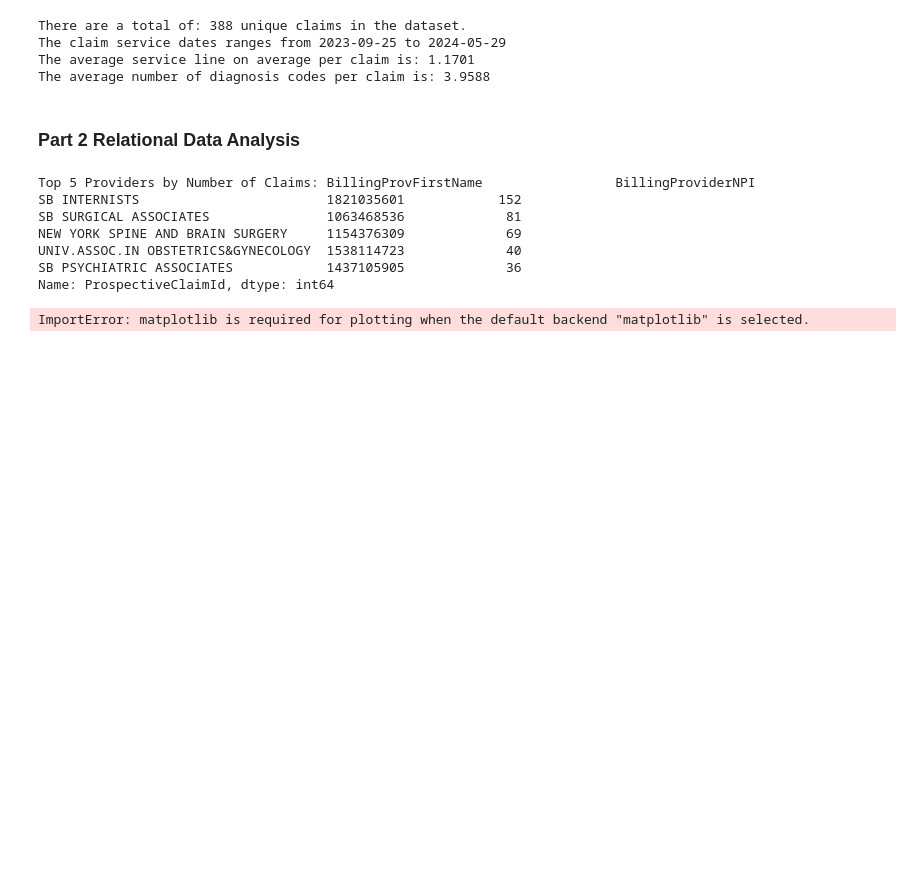
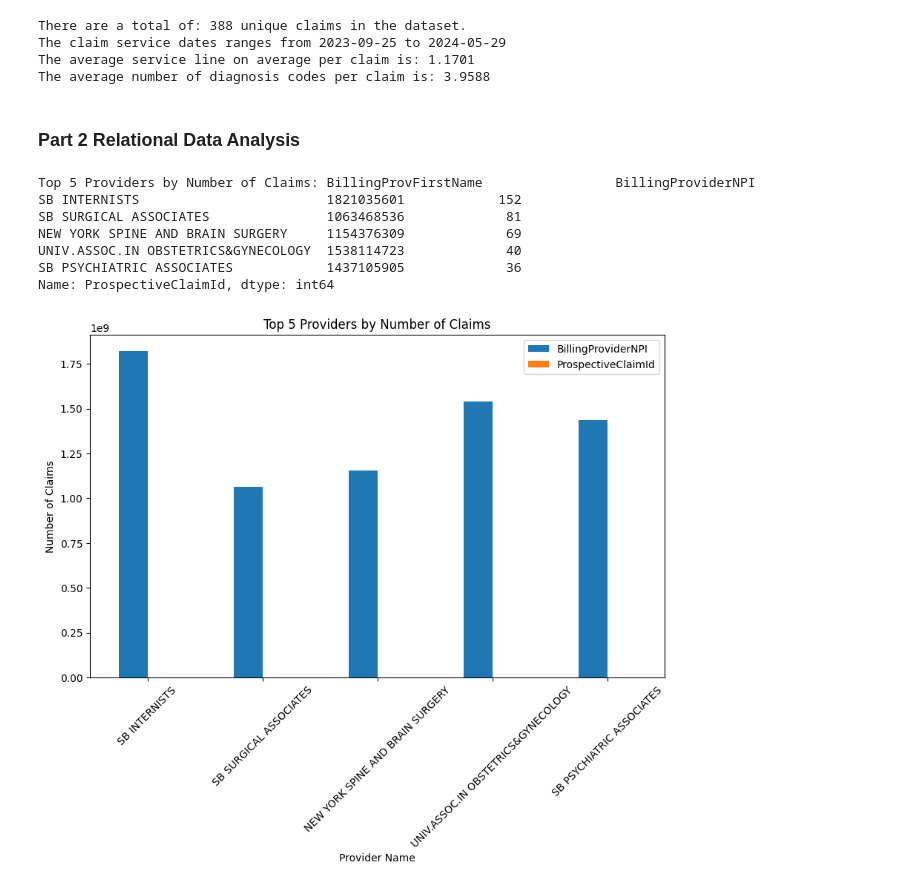
Before and after one commit to xiaohongchen01/claims_analysis, a Jupyter notebook: notebooks/claims_analysis.ipynb, the cells around one changed output. Cells and saved outputs as stored; diff of their text form; code cells hidden in the pictures; blank space fills up the shorter version.

```diff
--- a/notebooks/claims_analysis.ipynb
+++ b/notebooks/claims_analysis.ipynb
@@ -127,19 +128,23 @@ The average number of diagnosis codes per claim is: 3.9588
 # %%
 # Question 1: Provider Analysis
 top5_providers = df_header.groupby(['BillingProvFirstName', "BillingProviderNPI"])['ProspectiveClaimId'].count().nlargest(5)
 print(f'Top 5 Providers by Number of Claims: {top5_providers}')
 
+# chart with only provider name
+top5_providers_chart = top5_providers.reset_index()
+top5_providers_chart = top5_providers_chart.set_index('BillingProvFirstName')
 # simple bar chart
-top5_providers.plot(kind='bar', figsize=(10,6), title = 'Top 5 Providers by Number of Claims')
+top5_providers_chart.plot(kind='bar', figsize=(10,6), title = 'Top 5 Providers by Number of Claims')
 plt.xlabel('Provider Name')
+plt.xticks(rotation=45)
 plt.ylabel('Number of Claims')
 plt.show()
 # %% [output]
 Top 5 Providers by Number of Claims: BillingProvFirstName                 BillingProviderNPI
 SB INTERNISTS                        1821035601            152
 SB SURGICAL ASSOCIATES               1063468536             81
 NEW YORK SPINE AND BRAIN SURGERY     1154376309             69
 UNIV.ASSOC.IN OBSTETRICS&GYNECOLOGY  1538114723             40
 SB PSYCHIATRIC ASSOCIATES            1437105905             36
 Name: ProspectiveClaimId, dtype: int64
-ImportError: matplotlib is required for plotting when the default backend "matplotlib" is selected.
+[figure, added]
```
Also changed, not shown: parts of 10 cells of this notebook.
